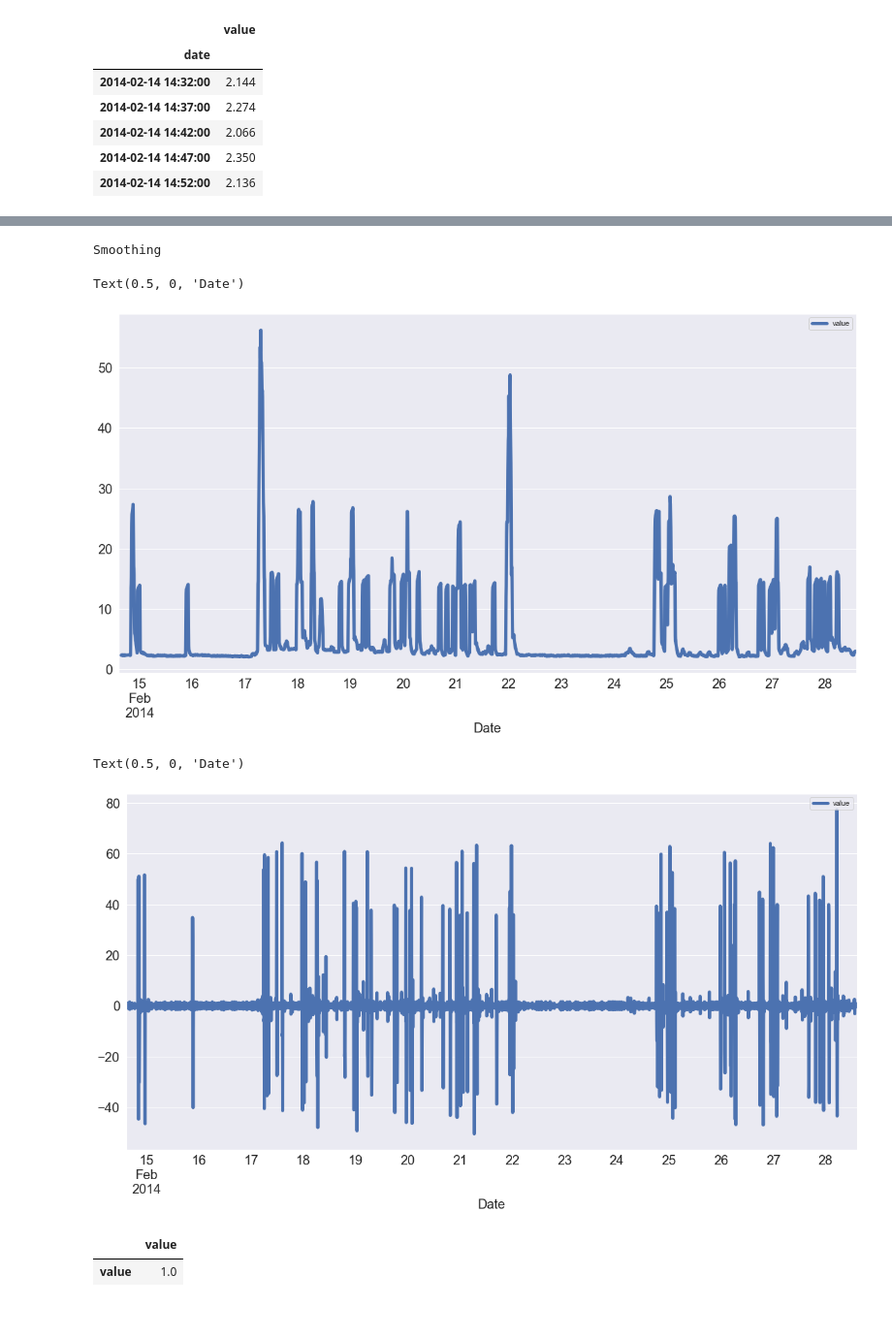
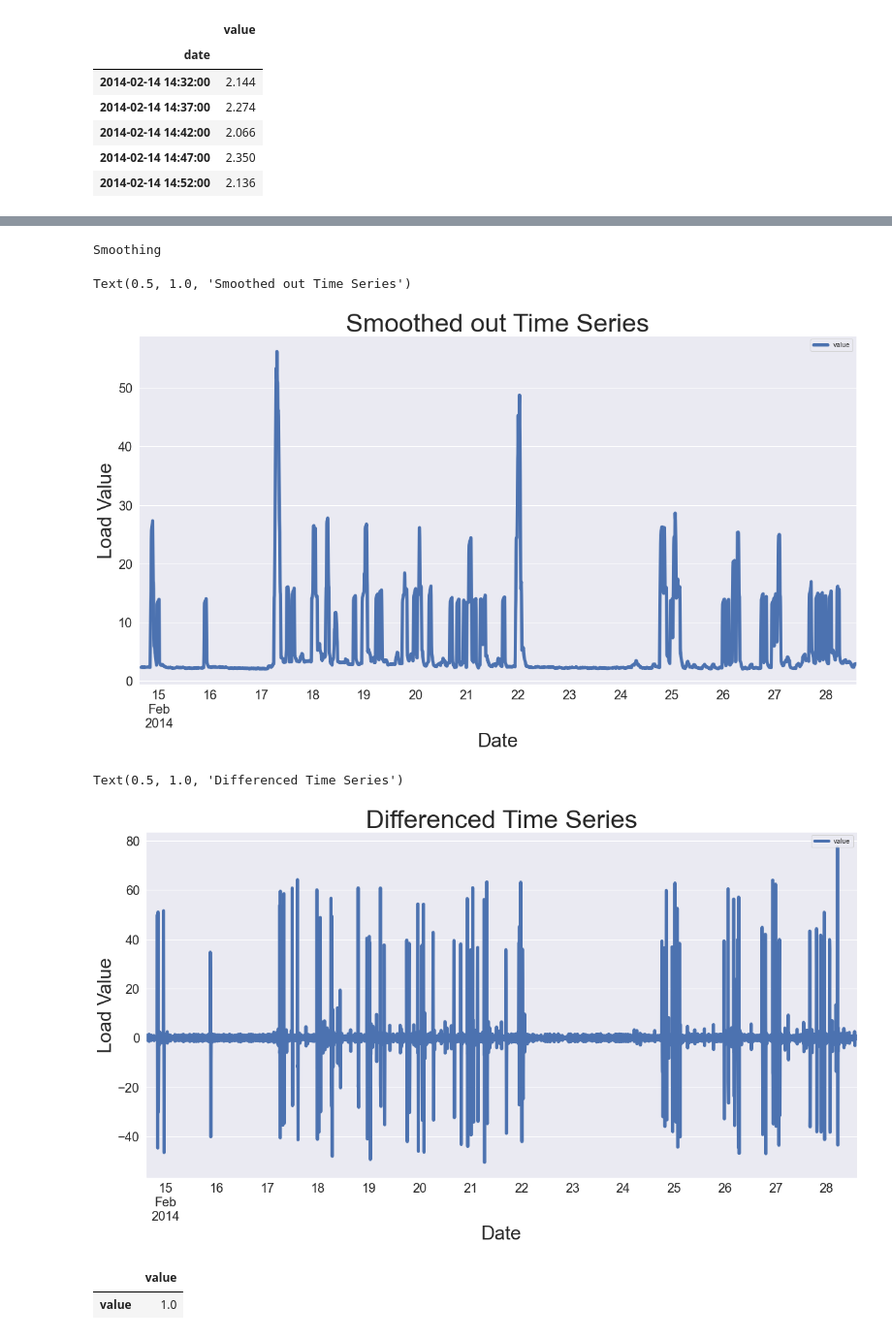
Before and after one commit to podyssea/Optimal-Stopping-Theory-Models, a Jupyter notebook: build/time-series_analysis_version2.0.ipynb, the cells around one changed output, grey strips where cells are left out. Shown at 97% size. Saved outputs shown, nothing was run; the diff lists cells and outputs as text; code cells hidden in the pictures.

```diff
--- a/build/time-series_analysis_version2.0.ipynb
+++ b/build/time-series_analysis_version2.0.ipynb
@@ -68,17 +70,21 @@ Text(0.5, 0, 'Date')
 print("Smoothing")
 values = df[['value']]
 values.rolling(14).mean().plot(figsize = (20,10), linewidth = 5, fontsize = 20)
-plt.xlabel('Date', fontsize = 20)
+plt.xlabel('Date', fontsize = 30)
+plt.ylabel('Load Value', fontsize = 30)
+plt.title('Smoothed out Time Series', fontsize = 40)
 # %% [output]
 Smoothing
-Text(0.5, 0, 'Date')
+Text(0.5, 1.0, 'Smoothed out Time Series')
-[figure, old version]
+[figure, new version]
 # %%
 values.diff().plot(figsize = (20,10), linewidth = 5, fontsize = 20)
-plt.xlabel('Date', fontsize = 20)
+plt.xlabel('Date', fontsize = 30)
+plt.ylabel('Load Value', fontsize = 30)
+plt.title('Differenced Time Series', fontsize = 40)
 # %% [output]
-Text(0.5, 0, 'Date')
+Text(0.5, 1.0, 'Differenced Time Series')
-[figure, old version]
+[figure, new version]
 # %%
 df.corr()
 # %% [output]
```
Also changed, not shown: parts of 1 cell of this notebook, 12 other files.
